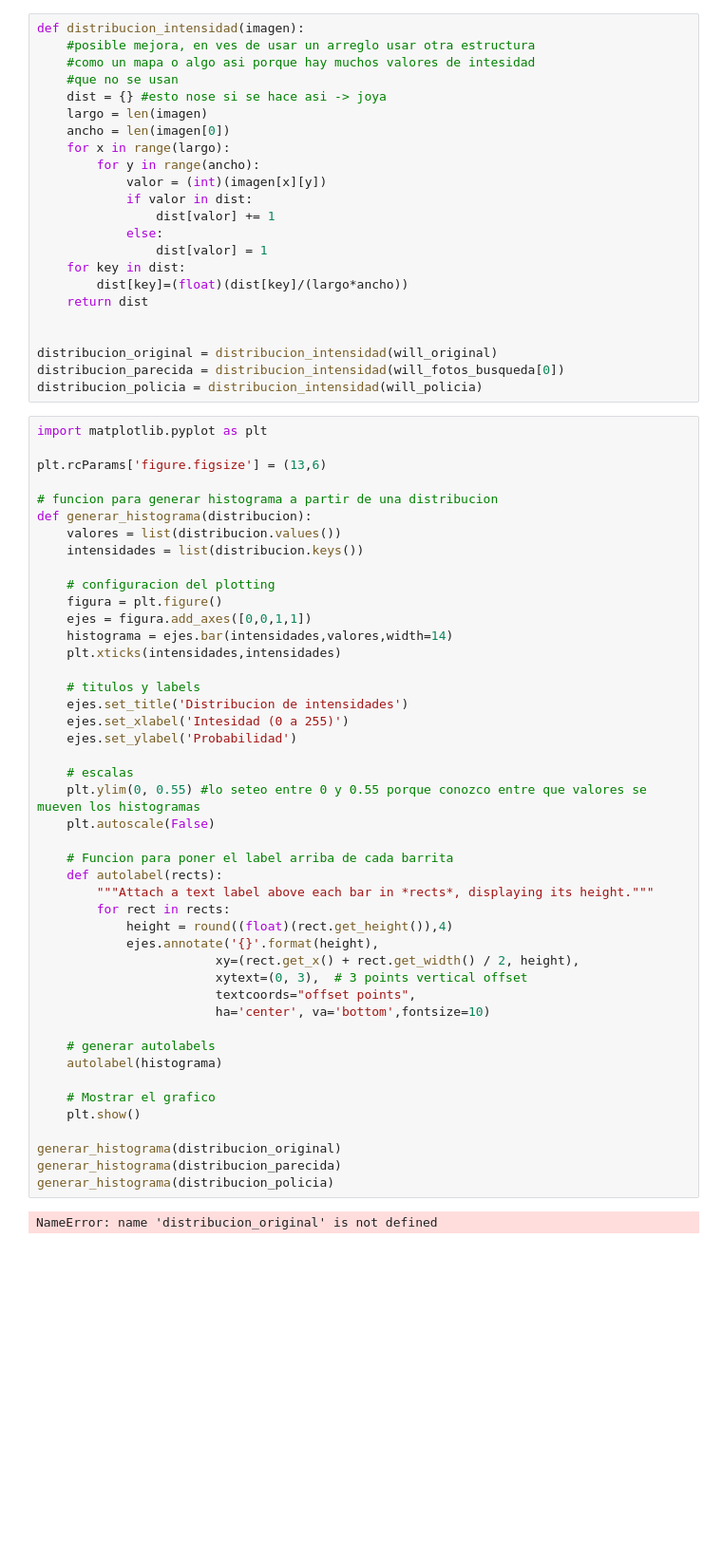
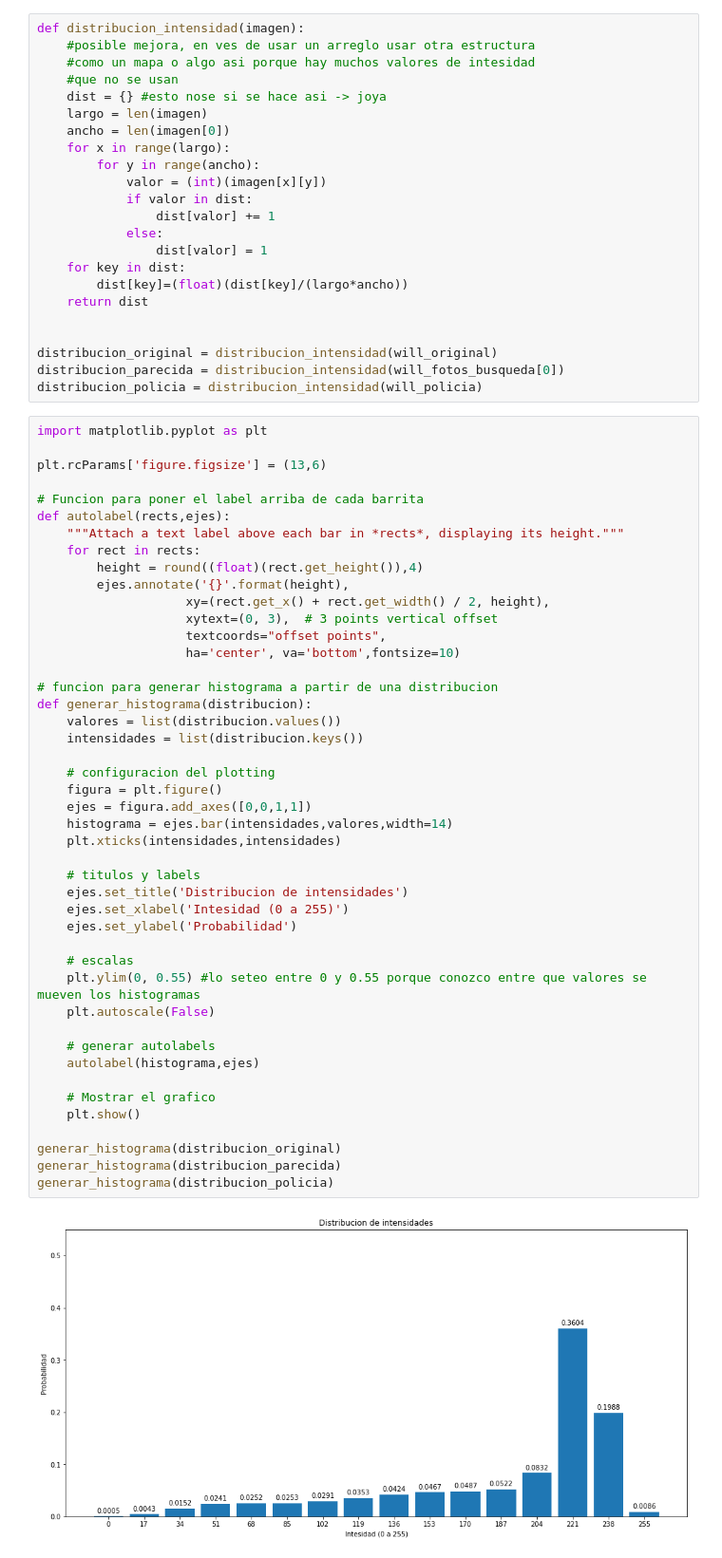
Before and after one commit to joacosaralegui/TPE_teo_info, a Jupyter notebook: TPE_TeoInfo.ipynb, the cells around one changed output. Shown at 95% size. Drawn from its saved outputs; the diff is of its cells as text; blank space fills up the shorter version.

```diff
--- a/TPE_TeoInfo.ipynb
+++ b/TPE_TeoInfo.ipynb
@@ -123,46 +132,46 @@ distribucion_policia = distribucion_intensidad(will_policia)
 import matplotlib.pyplot as plt
 
 plt.rcParams['figure.figsize'] = (13,6)
+
+# Funcion para poner el label arriba de cada barrita
+def autolabel(rects,ejes):
+    """Attach a text label above each bar in *rects*, displaying its height."""
+    for rect in rects:
+        height = round((float)(rect.get_height()),4)
+        ejes.annotate('{}'.format(height),
+                    xy=(rect.get_x() + rect.get_width() / 2, height),
+                    xytext=(0, 3),  # 3 points vertical offset
+                    textcoords="offset points",
+                    ha='center', va='bottom',fontsize=10)
 
 # funcion para generar histograma a partir de una distribucion
 def generar_histograma(distribucion):
     valores = list(distribucion.values())
     intensidades = list(distribucion.keys())
 
     # configuracion del plotting
     figura = plt.figure()
     ejes = figura.add_axes([0,0,1,1])
     histograma = ejes.bar(intensidades,valores,width=14)
     plt.xticks(intensidades,intensidades)
 
     # titulos y labels
     ejes.set_title('Distribucion de intensidades')
     ejes.set_xlabel('Intesidad (0 a 255)')
     ejes.set_ylabel('Probabilidad')
 
     # escalas
     plt.ylim(0, 0.55) #lo seteo entre 0 y 0.55 porque conozco entre que valores se mueven los histogramas
     plt.autoscale(False)
 
-    # Funcion para poner el label arriba de cada barrita
-    def autolabel(rects):
-        """Attach a text label above each bar in *rects*, displaying its height."""
-        for rect in rects:
-            height = round((float)(rect.get_height()),4)
-            ejes.annotate('{}'.format(height),
-                        xy=(rect.get_x() + rect.get_width() / 2, height),
-                        xytext=(0, 3),  # 3 points vertical offset
-                        textcoords="offset points",
-                        ha='center', va='bottom',fontsize=10)
-
     # generar autolabels
-    autolabel(histograma)
+    autolabel(histograma,ejes)
 
     # Mostrar el grafico
     plt.show()
 
 generar_histograma(distribucion_original)
 generar_histograma(distribucion_parecida)
 generar_histograma(distribucion_policia)
 # %% [output]
-NameError: name 'distribucion_original' is not defined
+[figure, added]
```
Also changed, not shown: parts of 16 cells of this notebook.
